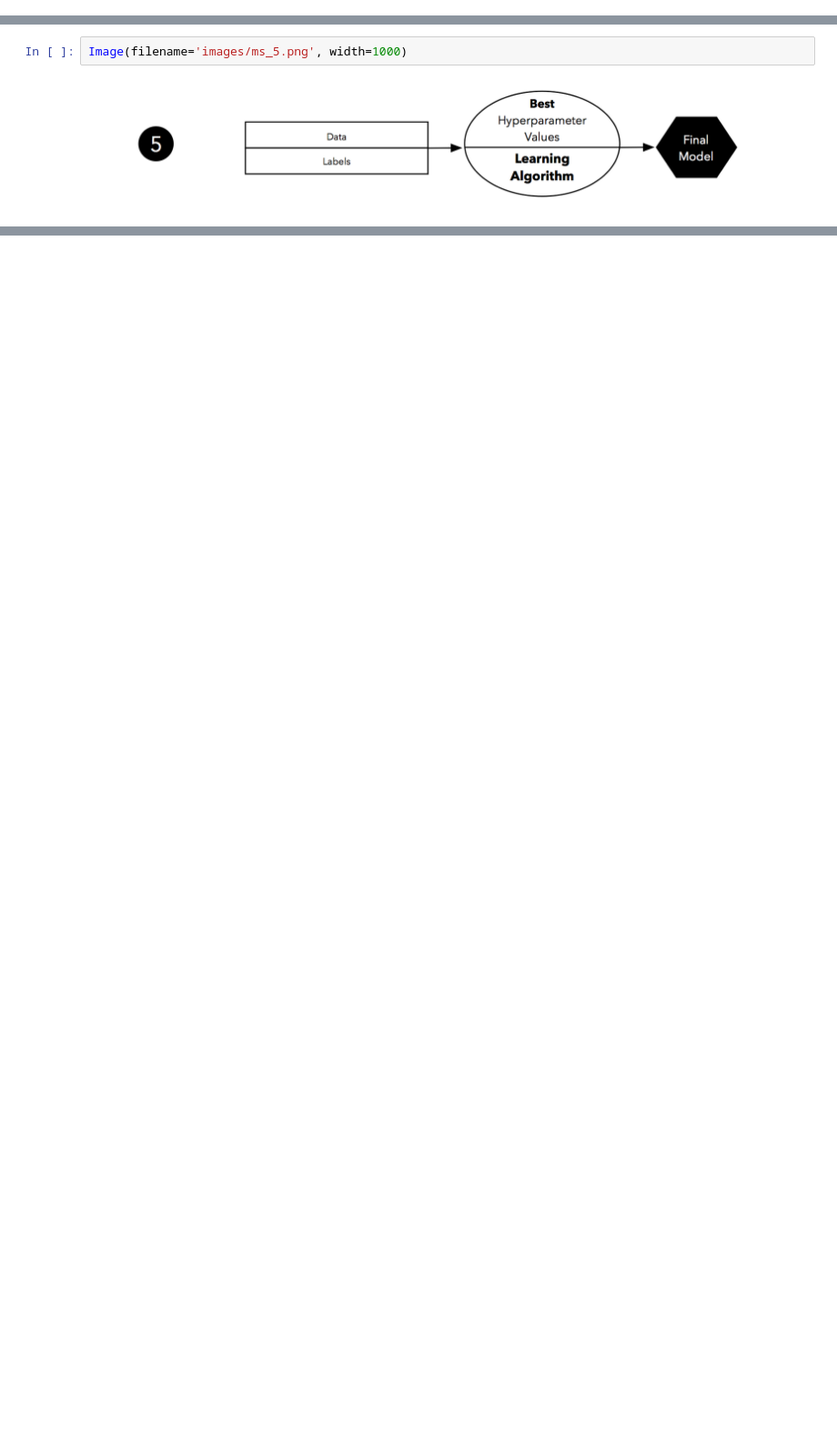
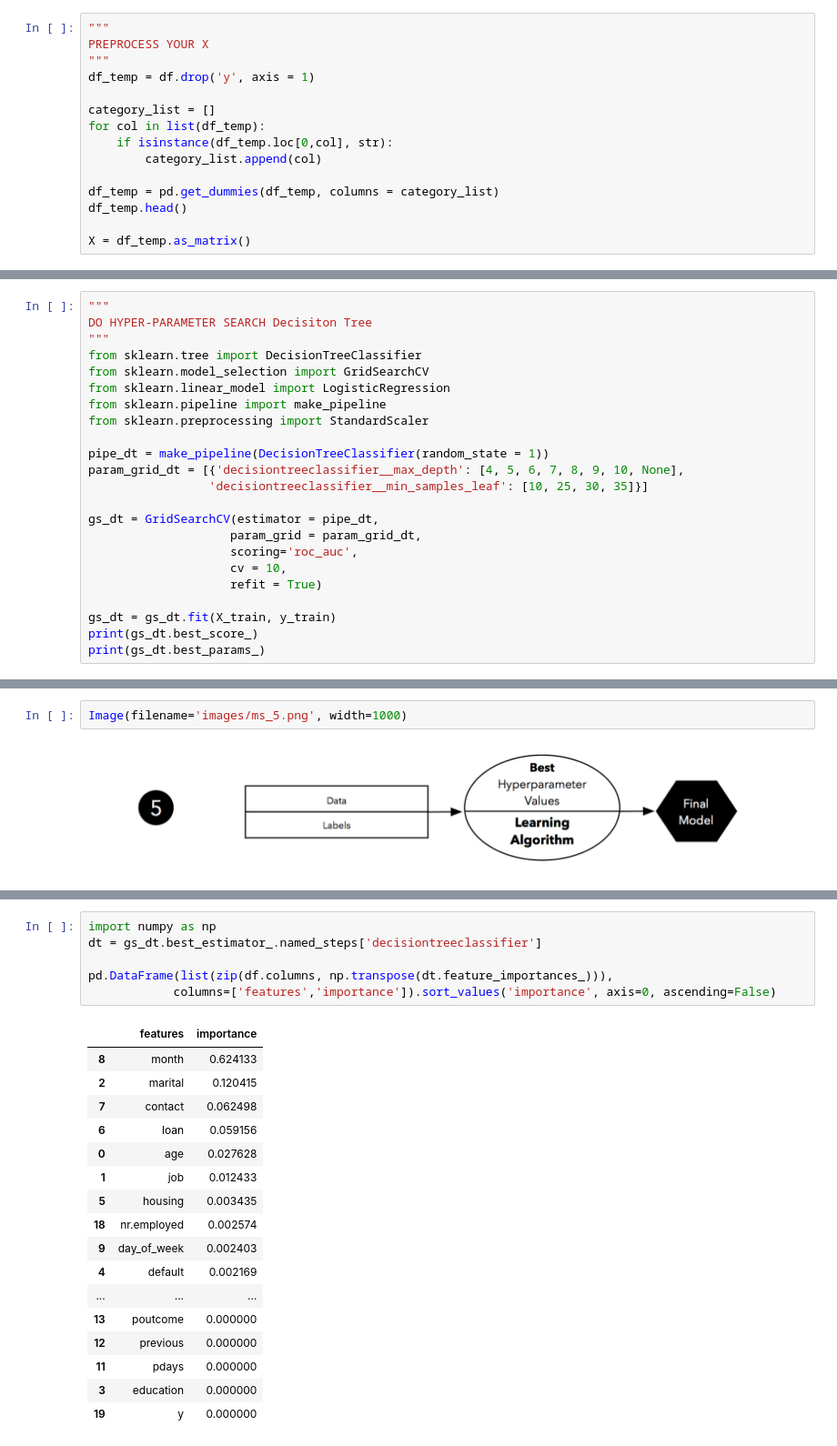
Before and after one commit to kwarodom/sidtechtalent, a Jupyter notebook: ML-Week3/Exercise/exercise.ipynb, the cells around one changed output, grey strips where cells are left out. Shown at 91% size. Saved outputs shown, nothing was run; the diff lists cells and outputs as text; blank space fills up the shorter version.

Commit message:
Complete ML-Week3 Exercise

```diff
--- a/ML-Week3/Exercise/exercise.ipynb
+++ b/ML-Week3/Exercise/exercise.ipynb
@@ -102,3 +98,18 @@ PREPROCESS YOUR X
+# %%
+"""
+PREPROCESS YOUR X
+"""
+df_temp = df.drop('y', axis = 1)
+
+category_list = []
+for col in list(df_temp):
+    if isinstance(df_temp.loc[0,col], str):
+        category_list.append(col)
+
+df_temp = pd.get_dummies(df_temp, columns = category_list)
+df_temp.head()
+
+X = df_temp.as_matrix()
 # %% [markdown]
 # Model Selection
 # %%
@@ -123,0 +158,23 @@ DO HYPER-PARAMETER SEARCH
+# %%
+"""
+DO HYPER-PARAMETER SEARCH Decisiton Tree
+"""
+from sklearn.tree import DecisionTreeClassifier
+from sklearn.model_selection import GridSearchCV
+from sklearn.linear_model import LogisticRegression
+from sklearn.pipeline import make_pipeline
+from sklearn.preprocessing import StandardScaler
+
+pipe_dt = make_pipeline(DecisionTreeClassifier(random_state = 1))
+param_grid_dt = [{'decisiontreeclassifier__max_depth': [4, 5, 6, 7, 8, 9, 10, None],
+                 'decisiontreeclassifier__min_samples_leaf': [10, 25, 30, 35]}]
+
+gs_dt = GridSearchCV(estimator = pipe_dt,
+                    param_grid = param_grid_dt,
+                    scoring='roc_auc',
+                    cv = 10,
+                    refit = True)
+
+gs_dt = gs_dt.fit(X_train, y_train)
+print(gs_dt.best_score_)
+print(gs_dt.best_params_)
@@ -157,0 +263,24 @@ FIT MODEL ON THE ENTIRE DATA SET
+# %%
+import numpy as np
+dt = gs_dt.best_estimator_.named_steps['decisiontreeclassifier']
+
+pd.DataFrame(list(zip(df.columns, np.transpose(dt.feature_importances_))),
+            columns=['features','importance']).sort_values('importance', axis=0, ascending=False)
+# %% [output]
+|  | features | importance |
+| 8 | month | 0.624133 |
+| 2 | marital | 0.120415 |
+| 7 | contact | 0.062498 |
+| 6 | loan | 0.059156 |
+| 0 | age | 0.027628 |
+| 1 | job | 0.012433 |
+| 5 | housing | 0.003435 |
+| 18 | nr.employed | 0.002574 |
+| 9 | day_of_week | 0.002403 |
+| 4 | default | 0.002169 |
+| ... | ... | ... |
+| 13 | poutcome | 0.000000 |
+| 12 | previous | 0.000000 |
+| 11 | pdays | 0.000000 |
+| 3 | education | 0.000000 |
+| 19 | y | 0.000000 |
```
Also changed, not shown: parts of 10 cells of this notebook.
